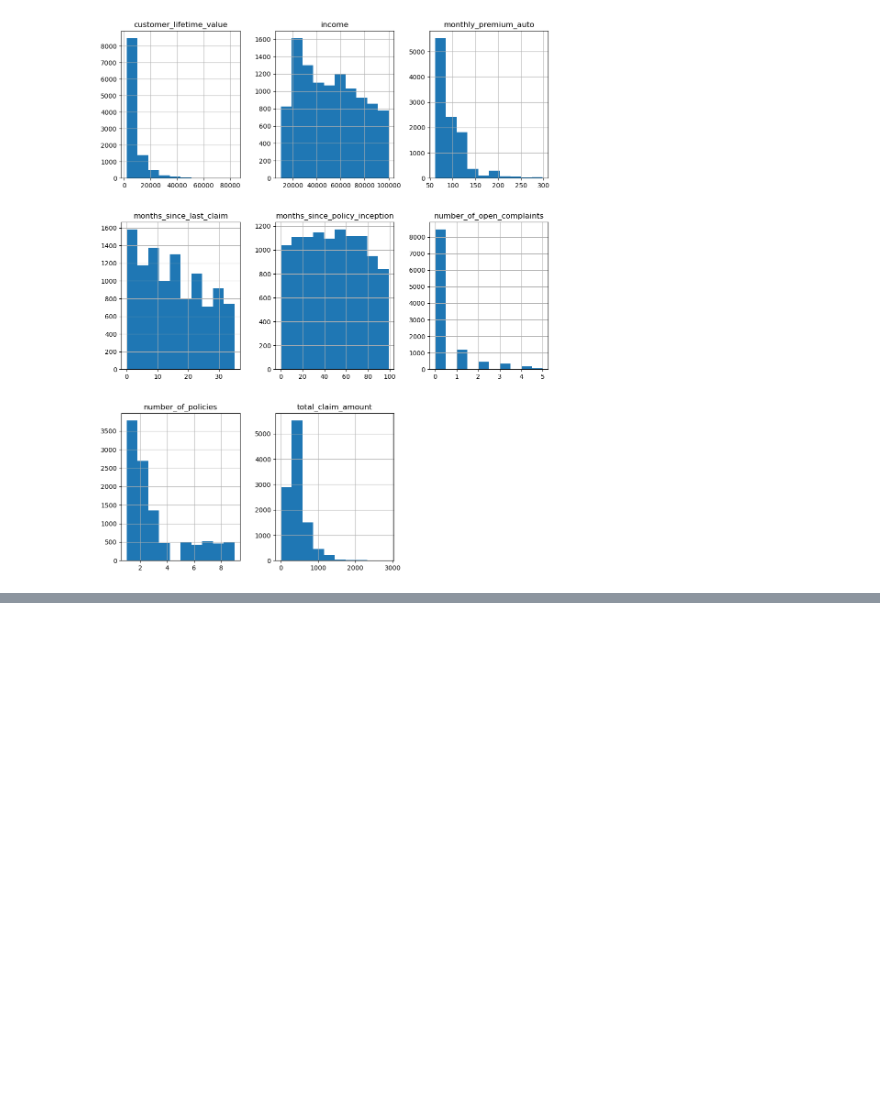
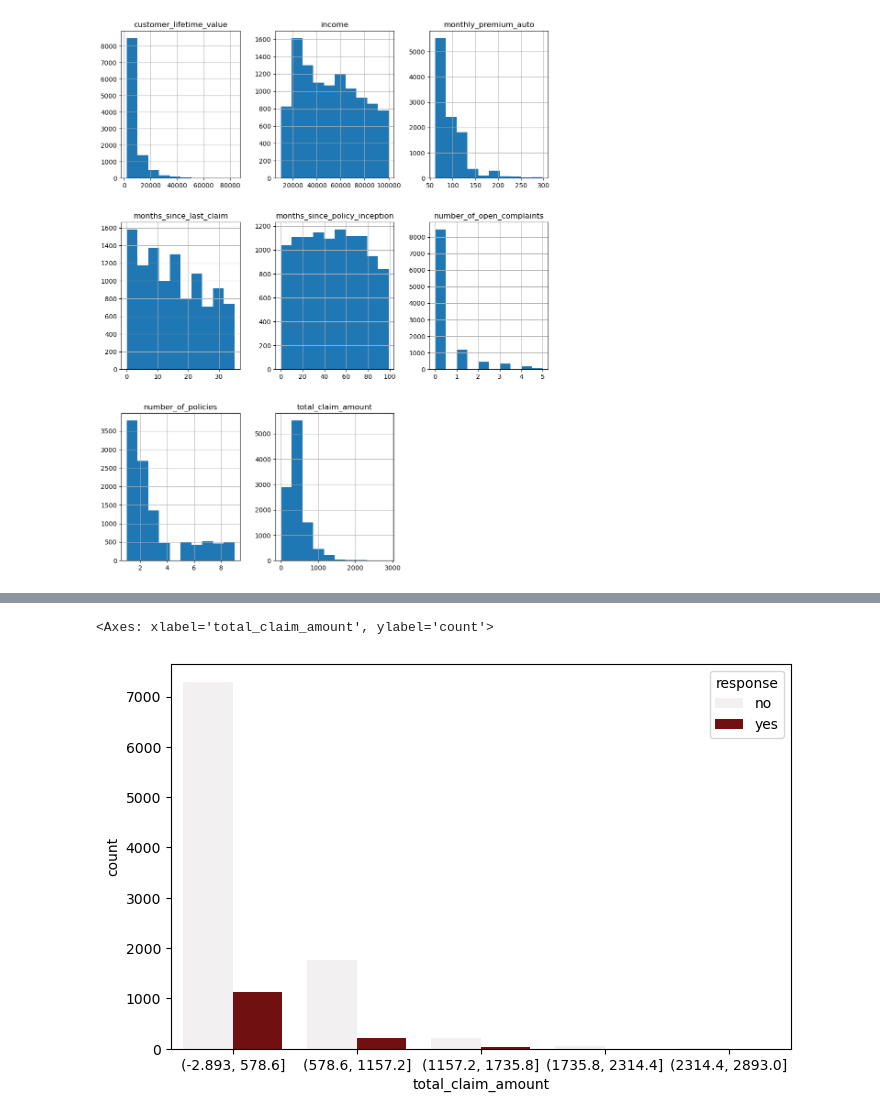
Before and after one commit to kaandural/Kaan_Labs, a Jupyter notebook: activty3_4_lab_kaan.ipynb, the cells around one changed output, grey strips where cells are left out. Drawn from its saved outputs; the diff is of its cells as text; code cells hidden in the pictures; blank space fills up the shorter version.

```diff
--- a/activty3_4_lab_kaan.ipynb
+++ b/activty3_4_lab_kaan.ipynb
@@ -193,0 +173,11 @@ plt.show()
+# %%
+
+fig = plt.figure(figsize = (8,5))
+com = pd.cut(file3['total_claim_amount'], bins= 5)
+
+sns.countplot(x = com,
+           hue = 'response',
+           data = file3 ,color="maroon")
+# %% [output]
+<Axes: xlabel='total_claim_amount', ylabel='count'>
+[figure, added]
```
Also changed, not shown: parts of 9 cells of this notebook.
